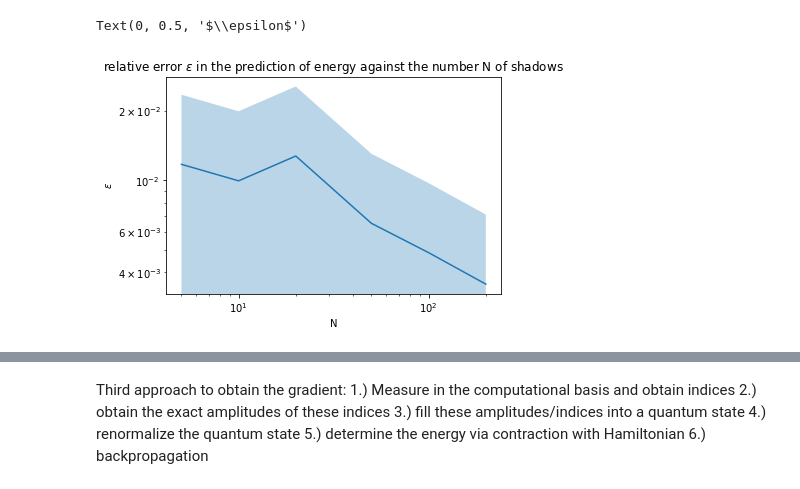
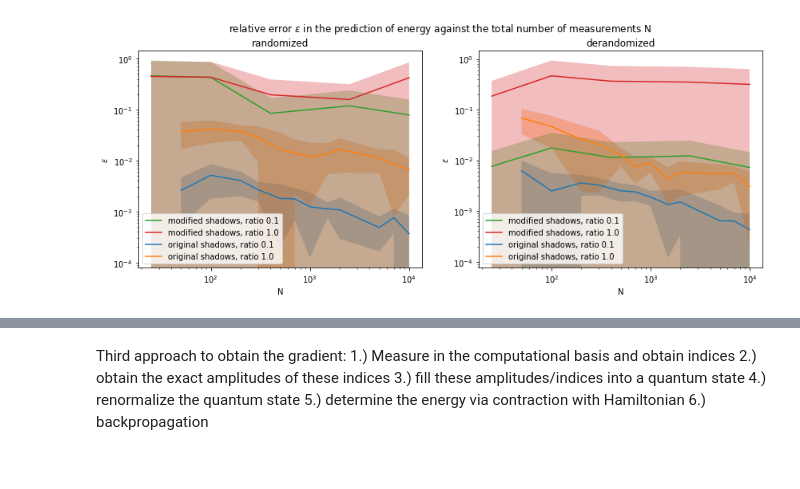
Before and after one commit to LennartBuerger/classical-shadows-for-1d-TFIM-energy-estimation, a Jupyter notebook: display_data/mps_display.ipynb, the cells around one changed output, grey strips where cells are left out. Saved outputs shown, nothing was run; the diff lists cells and outputs as text; code cells hidden in the pictures.

```diff
--- a/display_data/mps_display.ipynb
+++ b/display_data/mps_display.ipynb
@@ -83,14 +87,47 @@ starting batch 4
-# %%
-rel_error = np.abs((energies_different_meas_num - energy_brute) / energy_brute)
-rel_error_mean = np.mean(rel_error, axis=1)
-rel_error_std = np.mean(rel_error, axis=1)
-plt.plot(num_of_measurements, rel_error_mean)
-plt.fill_between(num_of_measurements, rel_error_mean - rel_error_std, rel_error_mean + rel_error_std, alpha=0.3)
-plt.yscale('log')
-plt.xscale('log')
-plt.title('relative error $\epsilon$ in the prediction of energy against the number N of shadows')
-plt.xlabel('N')
-plt.ylabel('$\epsilon$')
-# %% [output]
-Text(0, 0.5, '$\\epsilon$')
-[figure, removed]
+# %%
+#unmodified classical shadows
+num_of_measurements = np.array([50, 100, 200, 300, 500, 700, 1000, 1500, 2000, 5000, 7000, 10000, 20000])
+batches = 50
+errors = np.zeros((batches, np.size(num_of_measurements), np.size(meas_methods), np.size(some_ratios)))
+for s in range(0, np.size(some_ratios)):
+    for l in range(0, 2):
+        energy_shadow = np.zeros(np.size(num_of_measurements))
+        energy_brute = energy_dict[str(1)]['periodic'][str(qubit_num)][str(some_ratios[s])][0] * np.ones(np.size(num_of_measurements))
+        save_direc_procedure = Path('data/shadow_measurements/measurement_procedure_ratio_'+\
+                              str(some_ratios[s])+'_qubit_num_'+str(qubit_num)+'_method_'+meas_methods[l]+'.npy')
+        save_direc_index = Path('data/shadow_measurements/measurement_index_ratio_'+\
+                              str(some_ratios[s])+'_qubit_num_'+str(qubit_num)+'_method_'+meas_methods[l]+'.npy')
+        measurement_procedure = np.lib.format.open_memmap(save_direc_procedure, dtype=np.str_, mode='r')
+        measurement_index = np.lib.format.open_memmap(save_direc_index, dtype=np.int32, mode='r')
+        for k in range(0, batches):
+            for j in range(0, np.size(num_of_measurements)):
+                measurements = conversion_to_prediction_shadow_dict_shape(measurement_procedure[k*num_of_measurements[j]:(k+1)*num_of_measurements[j]],
+                                                                          measurement_index[k*num_of_measurements[j]:(k+1)*num_of_measurements[j]], qubit_num)
+                energy_shadow[j] = TfimHamiltonianOpenFermion(qubit_num,some_ratios[s], 1, 'periodic').energy_shadow(None,num_of_measurements[j],meas_methods[l], measurements)
+            errors[k,:, l, s] = np.abs(energy_shadow - energy_brute) / np.abs(energy_brute)
+# %%
+num_of_measurements = np.array([50, 100, 200, 300, 500, 700, 1000, 1500, 2000, 5000, 7000, 10000, 20000])
+fig, axs = plt.subplots(1, 2)
+fig.set_figheight(5)
+fig.set_figwidth(14)
+fig.suptitle('relative error $\epsilon$ in the prediction of energy against the total number of measurements N, ' + str(qubit_num) + ' qubits')
+error_mean_orig = np.mean(errors, axis=0)
+error_std_orig = np.std(errors, axis=0)
+for s in range(np.size(some_ratios)):
+    for l in range(0,2):
+        axs[l].errorbar(num_of_measurements, error_mean_orig[:,l, s], label = 'original shadows, ratio ' + str(some_ratios[s]))
+        axs[l].fill_between(num_of_measurements, error_mean_orig[:,l, s] - error_std_orig[:,l, s], error_mean_orig[:,l,s] + error_std_orig[:,l,s], alpha = 0.3)
+
+num_of_measurements = np.array([10, 20, 50, 100, 140])
+num_of_measurements_per_rot = np.array([10, 20, 50, 100, 140])
+rel_error_mean = np.mean(rel_error_modified, axis=1)
+rel_error_std = np.mean(rel_error_modified, axis=1)
+for s in range(np.size(some_ratios)):
+    for l in range(0,2):
+        axs[l].plot(num_of_measurements*num_of_measurements_per_rot, rel_error_mean[:,l, s], label='modified shadows, ratio ' + str(some_ratios[s]))
+        axs[l].fill_between(num_of_measurements*num_of_measurements_per_rot, rel_error_mean[:,l, s] - rel_error_std[:,l, s], rel_error_mean[:,l,s] + rel_error_std[:,l,s], alpha=0.3)
+        axs[l].set(yscale='log', xscale='log', xlabel='N', ylabel='$\epsilon$')
+        axs[l].set_title(meas_methods[l])
+        axs[l].legend()
+# %% [output]
+[figure, added]
```
Also changed, not shown: parts of 19 cells of this notebook, 1 other file.
